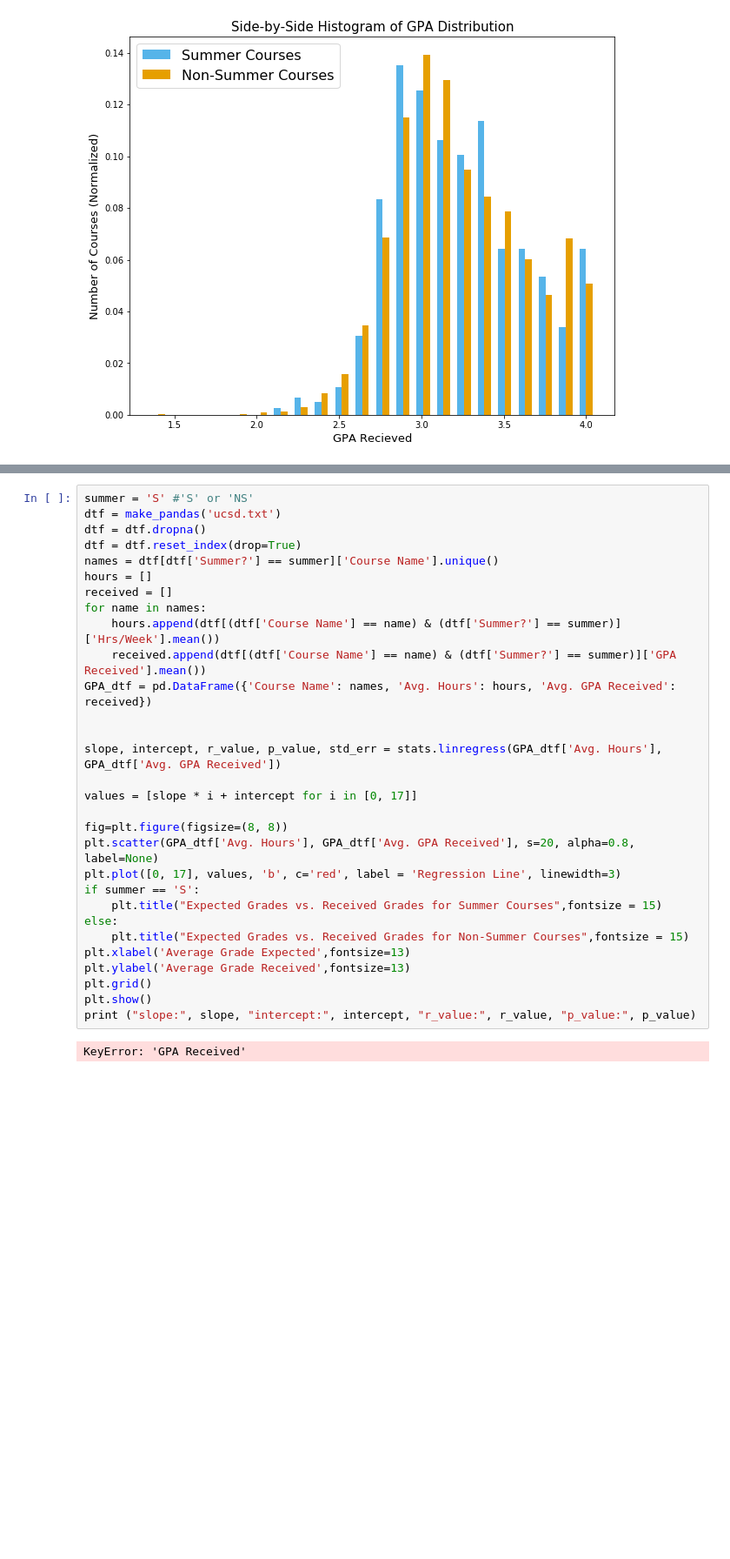
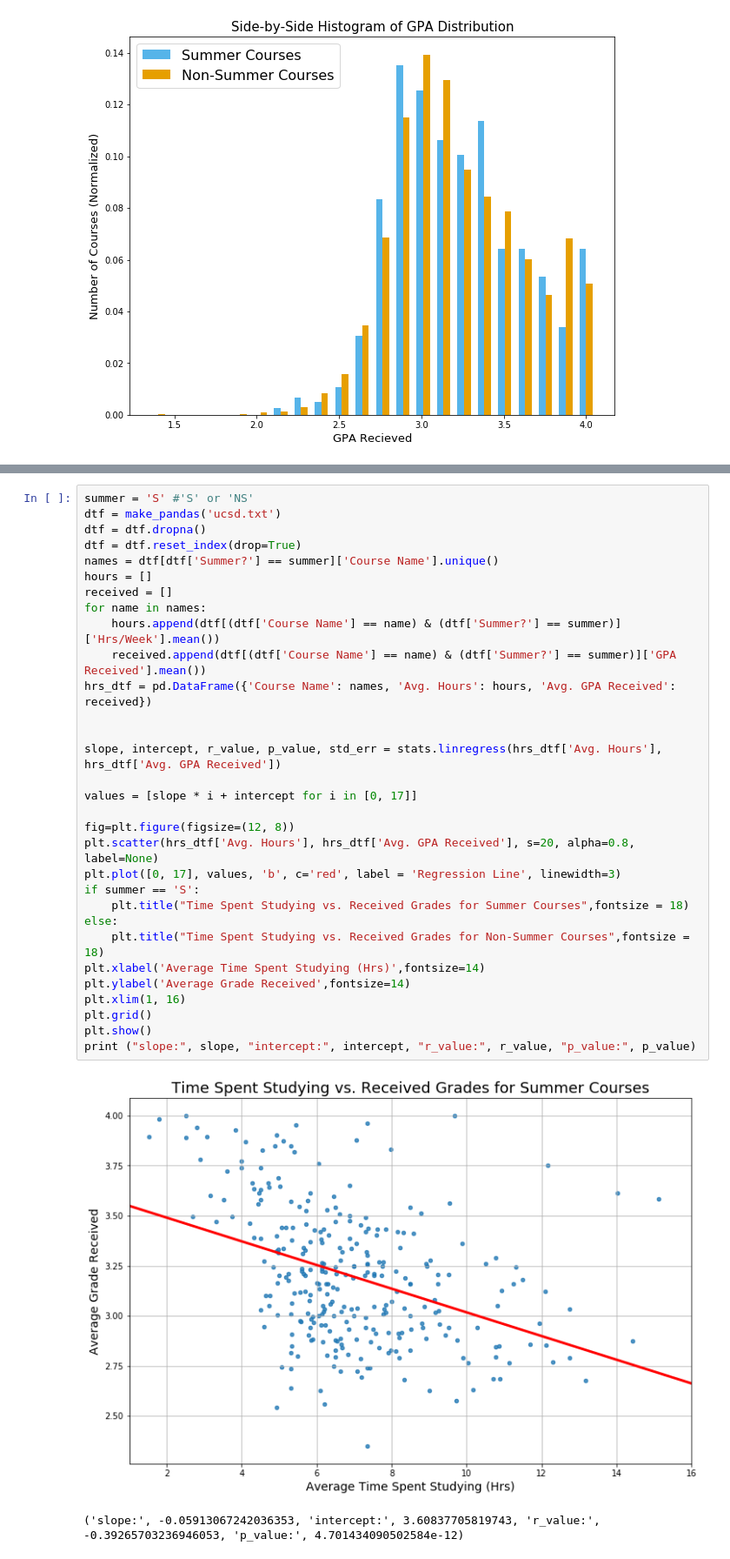
Before and after one commit to alexng1928/ECE143Team6, a Jupyter notebook: GPA Dist and Regression.ipynb, the cells around one changed output, grey strips where cells are left out. Shown at 87% size. Cells and saved outputs as stored; diff of their text form; blank space fills up the shorter version.

```diff
--- a/GPA Dist and Regression.ipynb
+++ b/GPA Dist and Regression.ipynb
@@ -116,32 +116,34 @@ print ("slope:", slope, "intercept:", intercept, "r_value:", r_value, "p_value:"
 # %%
 summer = 'S' #'S' or 'NS'
 dtf = make_pandas('ucsd.txt')
 dtf = dtf.dropna()
 dtf = dtf.reset_index(drop=True)
 names = dtf[dtf['Summer?'] == summer]['Course Name'].unique()
 hours = []
 received = []
 for name in names:
     hours.append(dtf[(dtf['Course Name'] == name) & (dtf['Summer?'] == summer)]['Hrs/Week'].mean())
     received.append(dtf[(dtf['Course Name'] == name) & (dtf['Summer?'] == summer)]['GPA Received'].mean())
-GPA_dtf = pd.DataFrame({'Course Name': names, 'Avg. Hours': hours, 'Avg. GPA Received': received})
+hrs_dtf = pd.DataFrame({'Course Name': names, 'Avg. Hours': hours, 'Avg. GPA Received': received})
 
 
-slope, intercept, r_value, p_value, std_err = stats.linregress(GPA_dtf['Avg. Hours'], GPA_dtf['Avg. GPA Received'])
+slope, intercept, r_value, p_value, std_err = stats.linregress(hrs_dtf['Avg. Hours'], hrs_dtf['Avg. GPA Received'])
 
 values = [slope * i + intercept for i in [0, 17]]
 
-fig=plt.figure(figsize=(8, 8))
-plt.scatter(GPA_dtf['Avg. Hours'], GPA_dtf['Avg. GPA Received'], s=20, alpha=0.8, label=None)
+fig=plt.figure(figsize=(12, 8))
+plt.scatter(hrs_dtf['Avg. Hours'], hrs_dtf['Avg. GPA Received'], s=20, alpha=0.8, label=None)
 plt.plot([0, 17], values, 'b', c='red', label = 'Regression Line', linewidth=3)
 if summer == 'S':
-    plt.title("Expected Grades vs. Received Grades for Summer Courses",fontsize = 15)
+    plt.title("Time Spent Studying vs. Received Grades for Summer Courses",fontsize = 18)
 else:
-    plt.title("Expected Grades vs. Received Grades for Non-Summer Courses",fontsize = 15)
-plt.xlabel('Average Grade Expected',fontsize=13)
-plt.ylabel('Average Grade Received',fontsize=13)
+    plt.title("Time Spent Studying vs. Received Grades for Non-Summer Courses",fontsize = 18)
+plt.xlabel('Average Time Spent Studying (Hrs)',fontsize=14)
+plt.ylabel('Average Grade Received',fontsize=14)
+plt.xlim(1, 16)
 plt.grid()
 plt.show()
 print ("slope:", slope, "intercept:", intercept, "r_value:", r_value, "p_value:", p_value)
 # %% [output]
+[figure, added]
-KeyError: 'GPA Received'
+('slope:', -0.05913067242036353, 'intercept:', 3.60837705819743, 'r_value:', -0.39265703236946053, 'p_value:', 4.701434090502584e-12)
```
Also changed, not shown: parts of 5 cells of this notebook.
